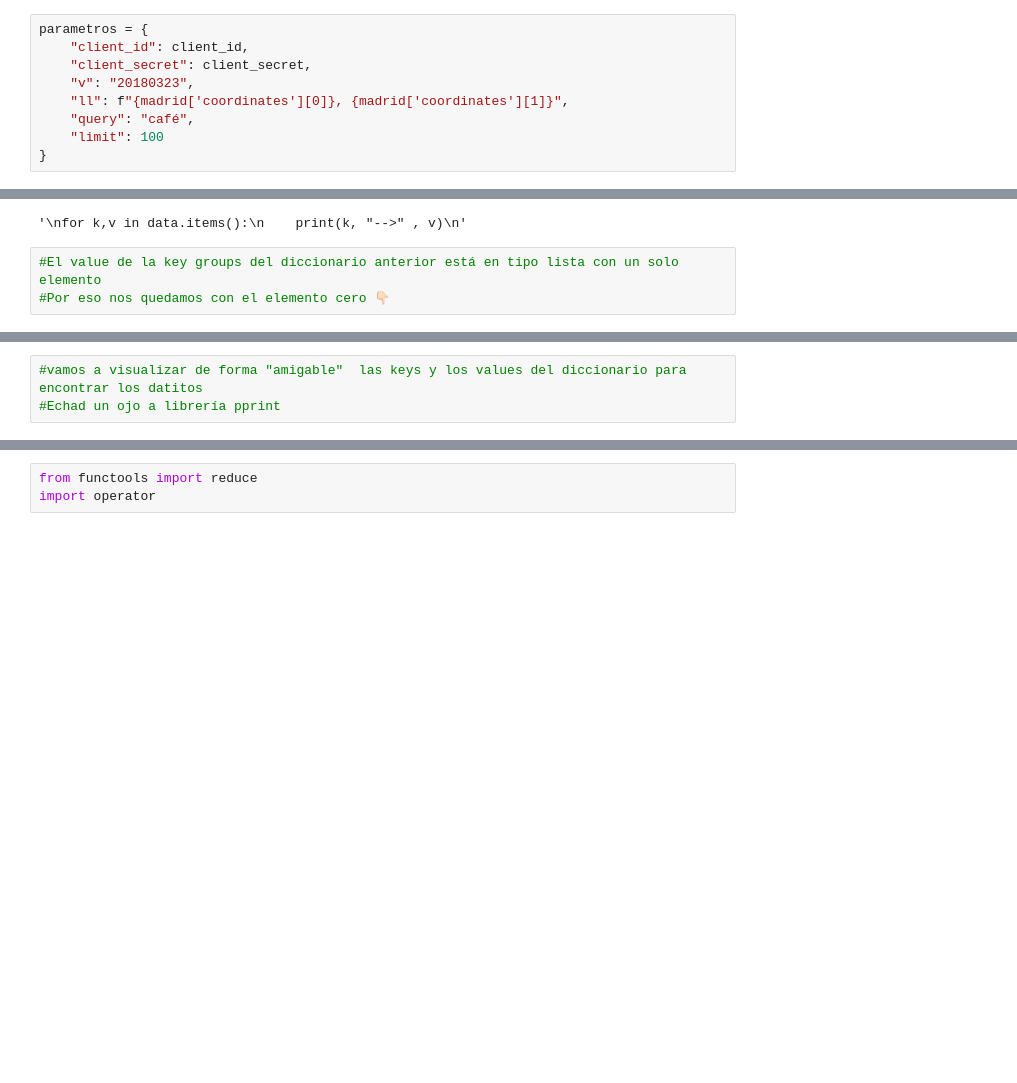
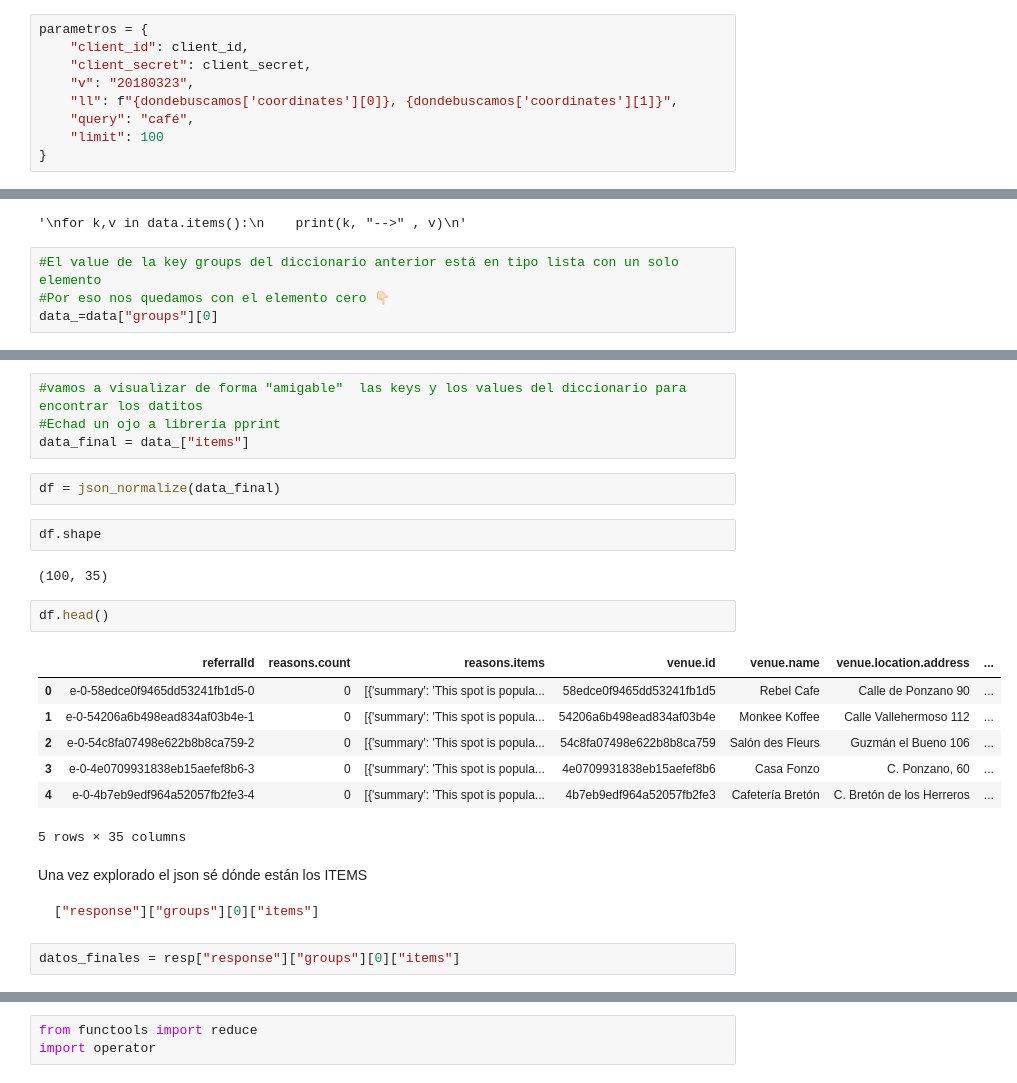
Before and after one commit to Ironhack-Data-Madrid-Agosto-2021/classroom-materials, a Jupyter notebook: week_04/04-geo_dataframe.ipynb, the cells around one changed output, grey strips where cells are left out. Cells and saved outputs as stored; diff of their text form; blank space fills up the shorter version.

````diff
--- a/week_04/04-geo_dataframe.ipynb
+++ b/week_04/04-geo_dataframe.ipynb
@@ -103,7 +102,7 @@ parametros = {
     "client_id": client_id,
     "client_secret": client_secret,
     "v": "20180323",
-    "ll": f"{madrid['coordinates'][0]}, {madrid['coordinates'][1]}",
+    "ll": f"{dondebuscamos['coordinates'][0]}, {dondebuscamos['coordinates'][1]}",
     "query": "café",
     "limit": 100
 }
@@ -125,3 +160,4 @@ for k,v in data.items():
 # %%
 #El value de la key groups del diccionario anterior está en tipo lista con un solo elemento
 #Por eso nos quedamos con el elemento cero 👇🏻
+data_=data["groups"][0]
@@ -128,5 +177,29 @@ for k,v in data.items():
 # %%
 #vamos a visualizar de forma "amigable"  las keys y los values del diccionario para encontrar los datitos
 #Echad un ojo a librería pprint
+data_final = data_["items"]
+# %%
+df = json_normalize(data_final)
+# %%
+df.shape
+# %% [output]
+(100, 35)
+# %%
+df.head()
+# %% [output]
+|  | referralId | reasons.count | reasons.items | venue.id | venue.name | venue.location.address | ... |
+| 0 | e-0-58edce0f9465dd53241fb1d5-0 | 0 | [{'summary': 'This spot is popula... | 58edce0f9465dd53241fb1d5 | Rebel Cafe | Calle de Ponzano 90 | ... |
+| 1 | e-0-54206a6b498ead834af03b4e-1 | 0 | [{'summary': 'This spot is popula... | 54206a6b498ead834af03b4e | Monkee Koffee | Calle Vallehermoso 112 | ... |
+| 2 | e-0-54c8fa07498e622b8b8ca759-2 | 0 | [{'summary': 'This spot is popula... | 54c8fa07498e622b8b8ca759 | Salón des Fleurs | Guzmán el Bueno 106 | ... |
+| 3 | e-0-4e0709931838eb15aefef8b6-3 | 0 | [{'summary': 'This spot is popula... | 4e0709931838eb15aefef8b6 | Casa Fonzo | C. Ponzano, 60 | ... |
+| 4 | e-0-4b7eb9edf964a52057fb2fe3-4 | 0 | [{'summary': 'This spot is popula... | 4b7eb9edf964a52057fb2fe3 | Cafetería Bretón | C. Bretón de los Herreros | ... |
+5 rows × 35 columns
+# %% [markdown]
+Una vez explorado el json sé dónde están los ITEMS
+```python
+["response"]["groups"][0]["items"]
+```
+# %%
+datos_finales = resp["response"]["groups"][0]["items"]
 # %%
 #Esto ya es la lista de diccionarios de la que tenemos que extraer el nombre y las coordenadas
````
Also changed, not shown: parts of 39 cells of this notebook, 2 other files.
